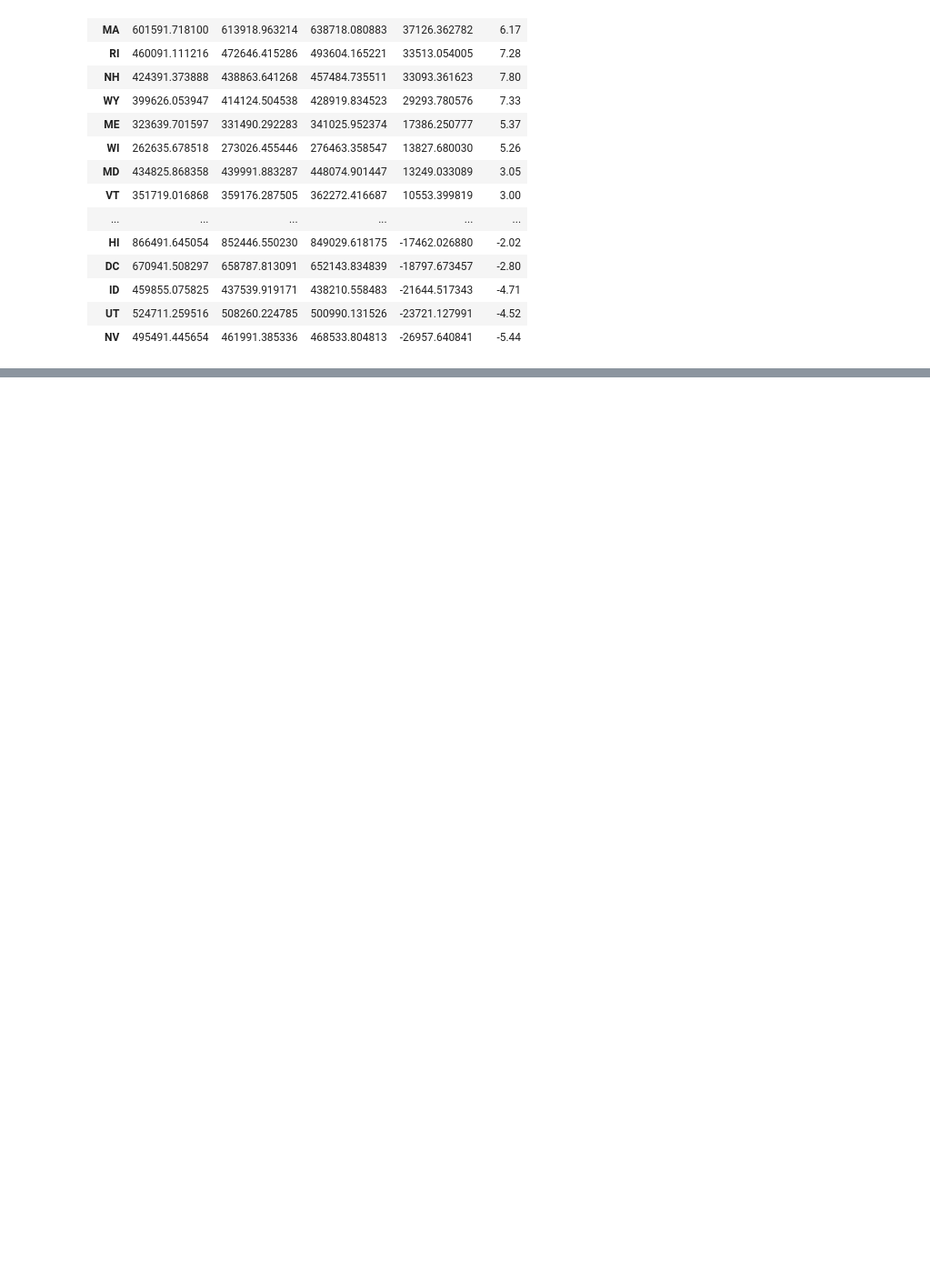
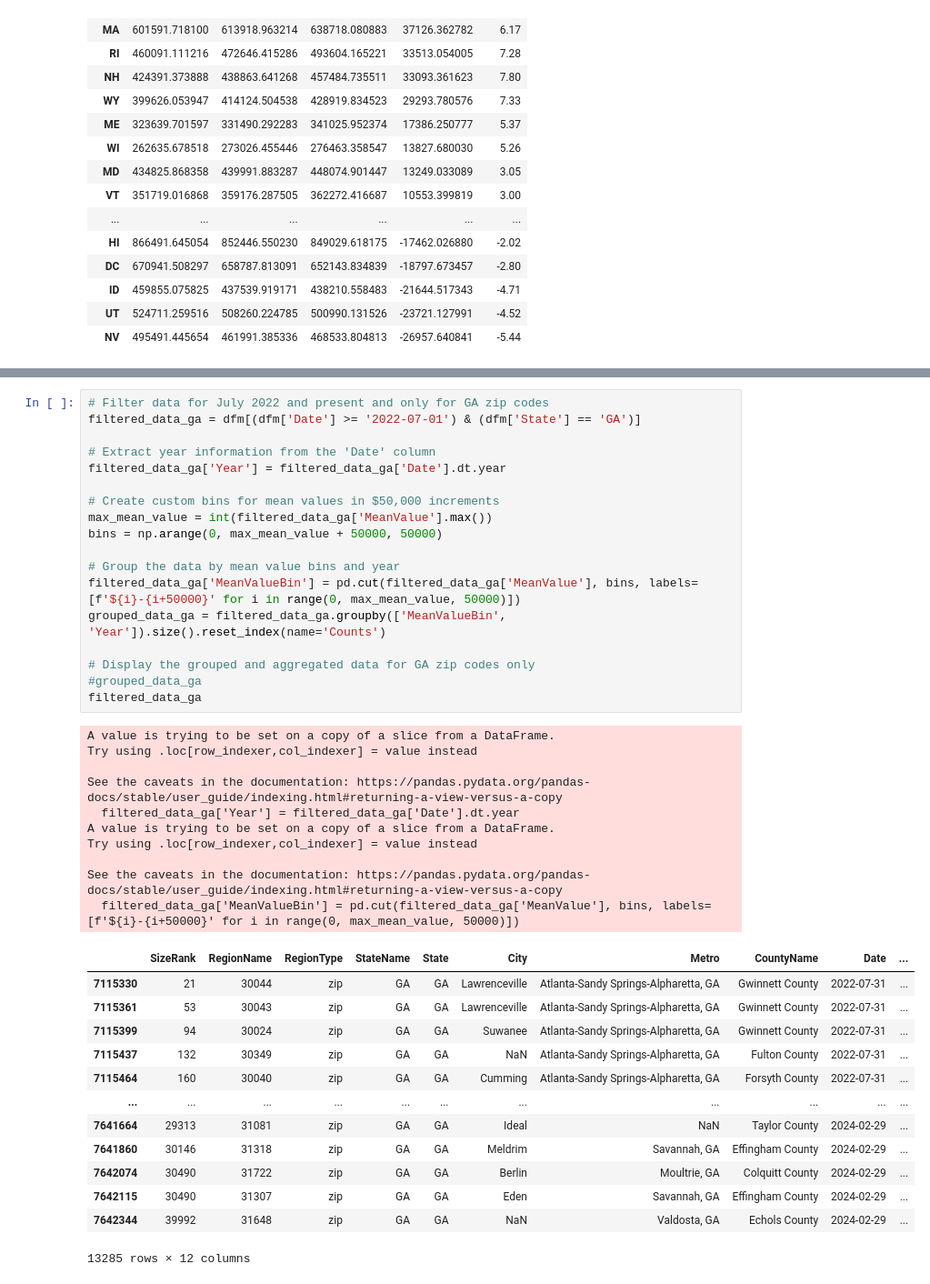
Before and after one commit to cdmoseley/Housing_Zillow, a Jupyter notebook: Housing_Zillow.ipynb, the cells around one changed output, grey strips where cells are left out. Shown at 91% size. Drawn from its saved outputs; the diff is of its cells as text; blank space fills up the shorter version.

```diff
--- a/Housing_Zillow.ipynb
+++ b/Housing_Zillow.ipynb
@@ -403,0 +423,42 @@ Sorted_Newest
+# %%
+# Filter data for July 2022 and present and only for GA zip codes
+filtered_data_ga = dfm[(dfm['Date'] >= '2022-07-01') & (dfm['State'] == 'GA')]
+
+# Extract year information from the 'Date' column
+filtered_data_ga['Year'] = filtered_data_ga['Date'].dt.year
+
+# Create custom bins for mean values in $50,000 increments
+max_mean_value = int(filtered_data_ga['MeanValue'].max())
+bins = np.arange(0, max_mean_value + 50000, 50000)
+
+# Group the data by mean value bins and year
+filtered_data_ga['MeanValueBin'] = pd.cut(filtered_data_ga['MeanValue'], bins, labels=[f'${i}-{i+50000}' for i in range(0, max_mean_value, 50000)])
+grouped_data_ga = filtered_data_ga.groupby(['MeanValueBin', 'Year']).size().reset_index(name='Counts')
+
+# Display the grouped and aggregated data for GA zip codes only
+#grouped_data_ga
+filtered_data_ga
+# %% [output]
+A value is trying to be set on a copy of a slice from a DataFrame.
+Try using .loc[row_indexer,col_indexer] = value instead
+
+See the caveats in the documentation: https://pandas.pydata.org/pandas-docs/stable/user_guide/indexing.html#returning-a-view-versus-a-copy
+  filtered_data_ga['Year'] = filtered_data_ga['Date'].dt.year
+A value is trying to be set on a copy of a slice from a DataFrame.
+Try using .loc[row_indexer,col_indexer] = value instead
+
+See the caveats in the documentation: https://pandas.pydata.org/pandas-docs/stable/user_guide/indexing.html#returning-a-view-versus-a-copy
+  filtered_data_ga['MeanValueBin'] = pd.cut(filtered_data_ga['MeanValue'], bins, labels=[f'${i}-{i+50000}' for i in range(0, max_mean_value, 50000)])
+|  | SizeRank | RegionName | RegionType | StateName | State | City | Metro | CountyName | Date | ... |
+| 7115330 | 21 | 30044 | zip | GA | GA | Lawrenceville | Atlanta-Sandy Springs-Alpharetta, GA | Gwinnett County | 2022-07-31 | ... |
+| 7115361 | 53 | 30043 | zip | GA | GA | Lawrenceville | Atlanta-Sandy Springs-Alpharetta, GA | Gwinnett County | 2022-07-31 | ... |
+| 7115399 | 94 | 30024 | zip | GA | GA | Suwanee | Atlanta-Sandy Springs-Alpharetta, GA | Gwinnett County | 2022-07-31 | ... |
+| 7115437 | 132 | 30349 | zip | GA | GA | NaN | Atlanta-Sandy Springs-Alpharetta, GA | Fulton County | 2022-07-31 | ... |
+| 7115464 | 160 | 30040 | zip | GA | GA | Cumming | Atlanta-Sandy Springs-Alpharetta, GA | Forsyth County | 2022-07-31 | ... |
+| ... | ... | ... | ... | ... | ... | ... | ... | ... | ... | ... |
+| 7641664 | 29313 | 31081 | zip | GA | GA | Ideal | NaN | Taylor County | 2024-02-29 | ... |
+| 7641860 | 30146 | 31318 | zip | GA | GA | Meldrim | Savannah, GA | Effingham County | 2024-02-29 | ... |
+| 7642074 | 30490 | 31722 | zip | GA | GA | Berlin | Moultrie, GA | Colquitt County | 2024-02-29 | ... |
+| 7642115 | 30490 | 31307 | zip | GA | GA | Eden | Savannah, GA | Effingham County | 2024-02-29 | ... |
+| 7642344 | 39992 | 31648 | zip | GA | GA | NaN | Valdosta, GA | Echols County | 2024-02-29 | ... |
+13285 rows × 12 columns
```
Also changed, not shown: parts of 12 cells of this notebook, 2 other files.
